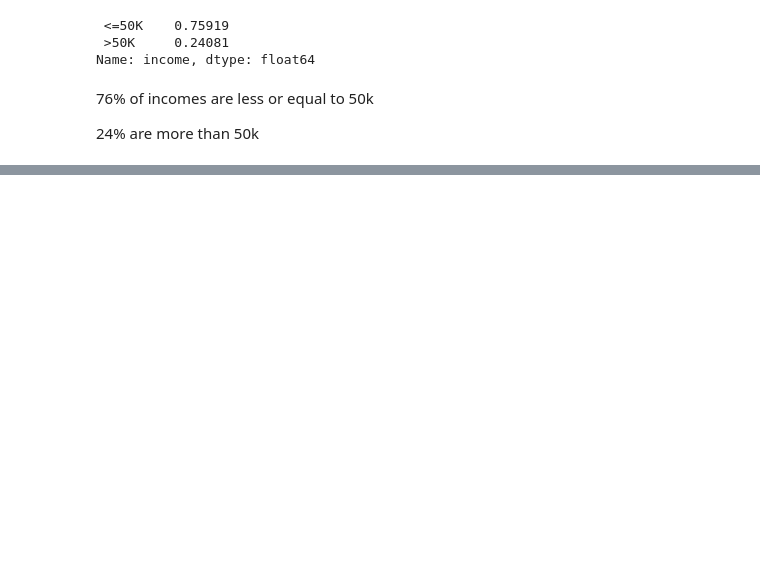
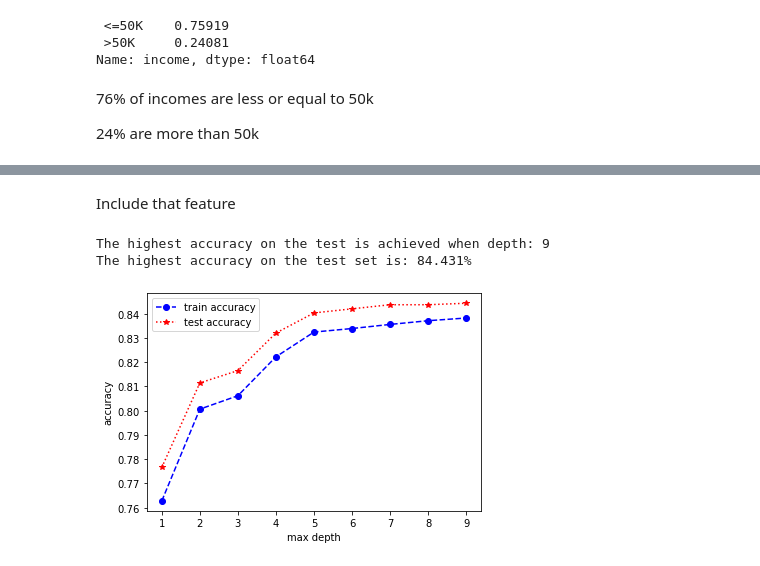
Before and after one commit to cacaprog/learning-projects, a Jupyter notebook: census-income-random-forest/income-rf.ipynb, the cells around one changed output, grey strips where cells are left out. Cells and saved outputs as stored; diff of their text form; code cells hidden in the pictures; blank space fills up the shorter version.

```diff
--- a/census-income-random-forest/income-rf.ipynb
+++ b/census-income-random-forest/income-rf.ipynb
@@ -38,0 +224,2 @@ Name: income, dtype: float64
+# %%
+df["education_bin"] = pd.cut(df["education-num"], [0, 9, 13, 16], labels=education_label)
@@ -38,0 +242,38 @@ Name: income, dtype: float64
+# %% [markdown]
+Include that feature
+# %%
+feature_cols = ['age',
+       'capital-gain', 'capital-loss', 'hours-per-week',
+       'sex', 'race','education_bin']
+X = pd.get_dummies(df[feature_cols], drop_first=True)
+# %%
+X_train, X_test, y_train, y_test = train_test_split(X,y, random_state=1, test_size=.2)
+# %%
+np.random.seed(0)
+depths = range(1,10)
+accuracy_train = []
+accuracy_test = []
+
+for d in depths:
+    rfc = RandomForestClassifier(max_depth=d)
+    rfc.fit(X_train, y_train)
+    y_pred = rfc.predict(X_test)
+    accuracy_train.append(accuracy_score(y_train, rfc.predict(x_train)))
+    accuracy_test.append(accuracy_score(y_test, rfc.predict(x_test)))
+# %%
+best_acc = np.max(accuracy_test)
+best_depth = depths[np.argmax(accuracy_test)]
+print(f'The highest accuracy on the test is achieved when depth: {best_depth}')
+print(f'The highest accuracy on the test set is: {round(best_acc*100,3)}%')
+# %% [output]
+The highest accuracy on the test is achieved when depth: 9
+The highest accuracy on the test set is: 84.431%
+# %%
+plt.plot(depths, accuracy_train, 'bo--')
+plt.plot(depths, accuracy_test, 'r*:')
+plt.xlabel("max depth")
+plt.ylabel("accuracy")
+plt.legend(['train accuracy', 'test accuracy'])
+plt.show()
+# %% [output]
+[figure, added]
```
Also changed, not shown: parts of 37 cells of this notebook.
